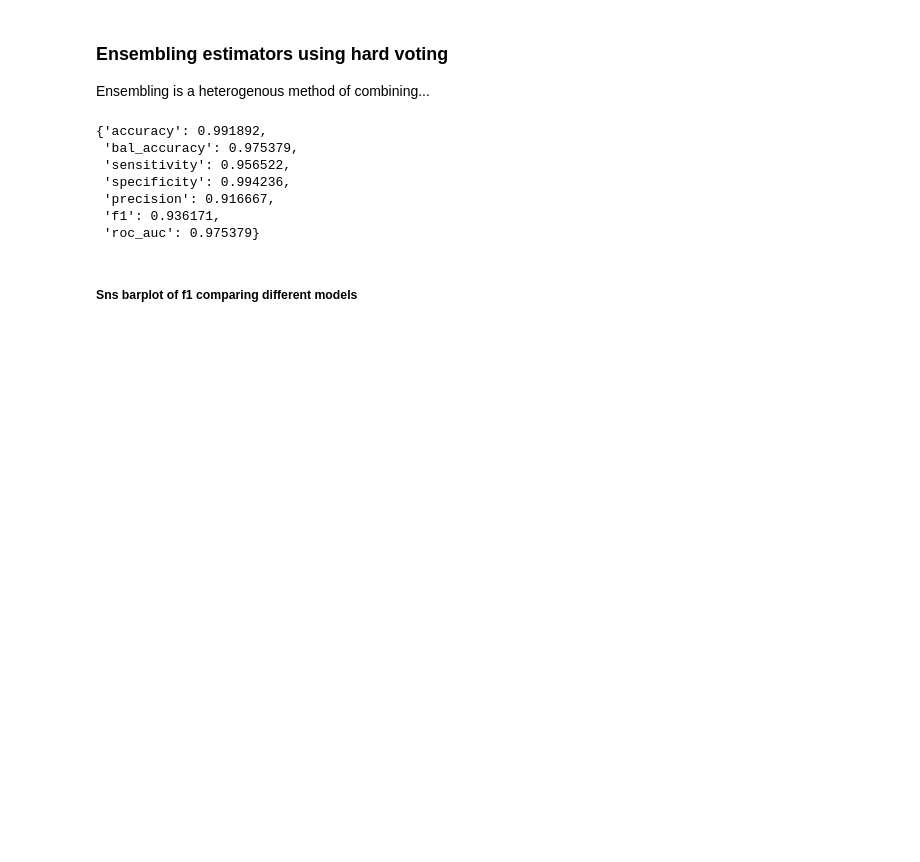
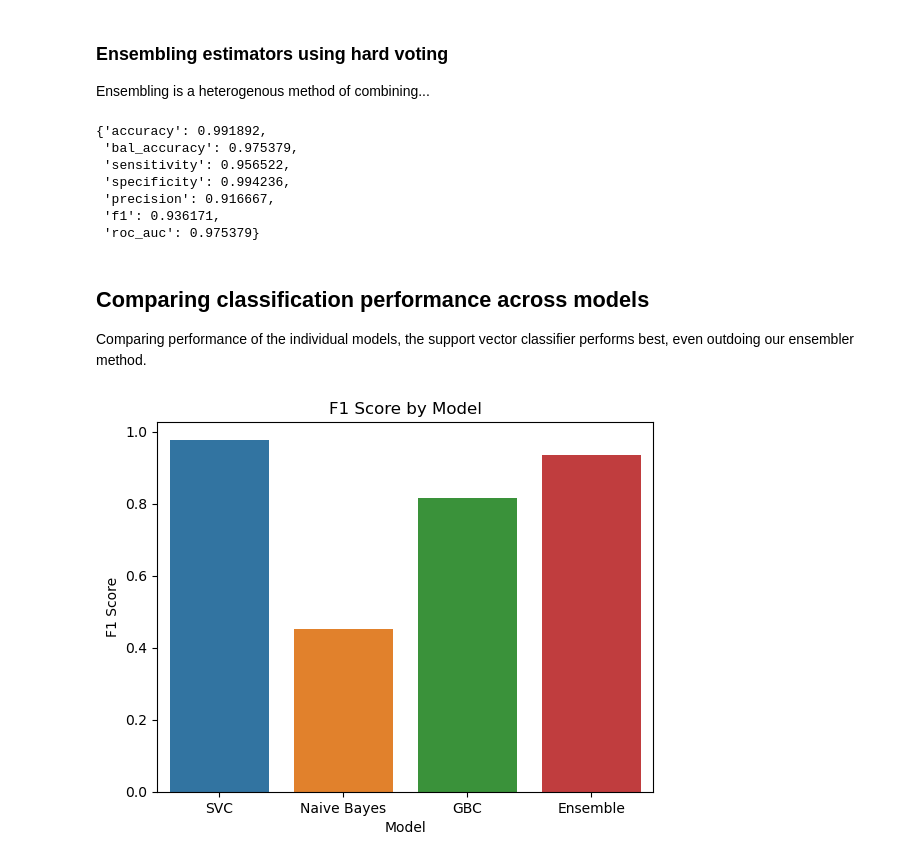
Before and after one commit to kingjosephm/BMW-Tasks, a Jupyter notebook: Task1.ipynb, the cells around one changed output. Cells and saved outputs as stored; diff of their text form; code cells hidden in the pictures; blank space fills up the shorter version.

```diff
--- a/Task1.ipynb
+++ b/Task1.ipynb
@@ -331,5 +338,5 @@ For this model, I optimize two hyperparameters, `alpha`, and `min_categories`, w
 # %%
-params = {"alpha": [0.1, 1.0, 10],
+params = {"alpha": [0.001, 0.01, 0.1, 1.0, 10],
           "min_categories": [2, 5, 10, 20, 50, 100, 500]}
 
 nb = GridSearchCV(estimator = CategoricalNB(force_alpha=True),
@@ -345,5 +352,6 @@ print(f"\nBest model hyperparameters: '{nb.best_params_}'")
 pred_nb = nb.predict(X_test_)
 
 print("\nPerformance metrics:")
-metrics(y_test, pred_nb)
+model_performance['nb'] = metrics(y_test, pred_nb)
+model_performance['nb']
 # %% [output]
@@ -368,5 +378,0 @@ As compared to the other two models, boosted decision trees have a considerable
-# %%
-gbc = GradientBoostingClassifier()
-gbc.fit(X_train_, y_train)
-pred_gbc = gbc.predict(X_test_)
-metrics(y_test, pred_gbc)
@@ -381,10 +379,9 @@ metrics(y_test, pred_gbc)
 # %%
-
-params = {"learning_rate": [0.05, 0.1, 0.2],
-          "n_estimators": [50, 100, 500, 1000],
+params = {"learning_rate": [0.05, 0.1, 0.2, 0.4, 0.6],
+          "n_estimators": [50, 100, 120, 300],
           "max_depth": [3, 5, 7, 9, 11]}
 
-gbc = GridSearchCV(estimator = GradientBoostingClassifier(),
+gbc = GridSearchCV(estimator = GradientBoostingClassifier(random_state=1),
                     param_grid = params,
                     scoring='f1',
                     n_jobs=-1,
@@ -397,5 +394,6 @@ print(f"\nBest model hyperparameters: '{gbc.best_params_}'")
 pred_gbc = gbc.predict(X_test_)
 
 print("\nPerformance metrics:")
-metrics(y_test, pred_gbc)
+model_performance['gbc'] = metrics(y_test, pred_gbc)
+model_performance['gbc']
 # %% [output]
@@ -420,7 +418,8 @@ ensemble = pd.DataFrame([pred_svc, pred_nb,  pred_gbc]).T
 # %%
 ensemble = ensemble.apply(lambda x: x.value_counts().index[0], axis=1)
 # %%
-metrics(y_test, ensemble)
+model_performance['ens'] = metrics(y_test, ensemble)
+model_performance['ens']
 # %% [output]
 {'accuracy': 0.991892,
  'bal_accuracy': 0.975379,
@@ -430,4 +429,16 @@ metrics(y_test, ensemble)
  'f1': 0.936171,
  'roc_auc': 0.975379}
 # %% [markdown]
-##### Sns barplot of f1 comparing different models
+## Comparing classification performance across models
+
+Comparing performance of the individual models, the support vector classifier performs best, even outdoing our ensembler method.
+# %%
+labels = ['SVC', 'Naive Bayes', 'GBC', 'Ensemble']
+metrics_ = [model_performance[i]['f1'] for i in ['svc', 'nb', 'gbc', 'ens']]
+sns.barplot(x=labels, y=metrics_)
+plt.xlabel("Model")
+plt.ylabel("F1 Score")
+plt.title("F1 Score by Model")
+plt.show()
+# %% [output]
+[figure, added]
```
Also changed, not shown: parts of 15 cells of this notebook.
